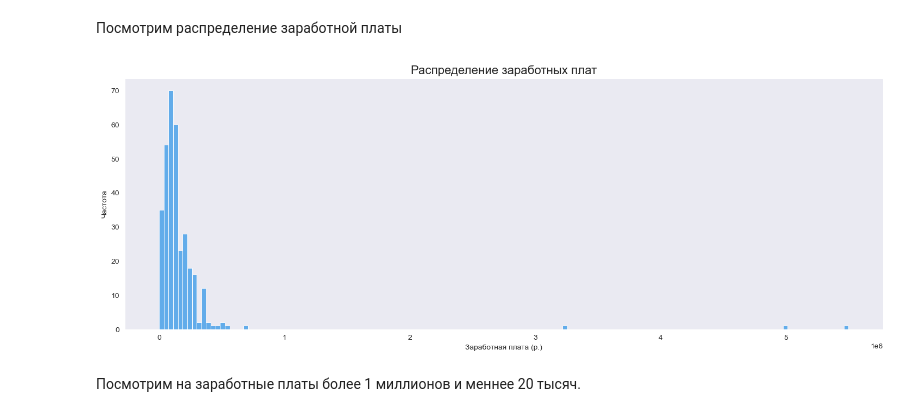
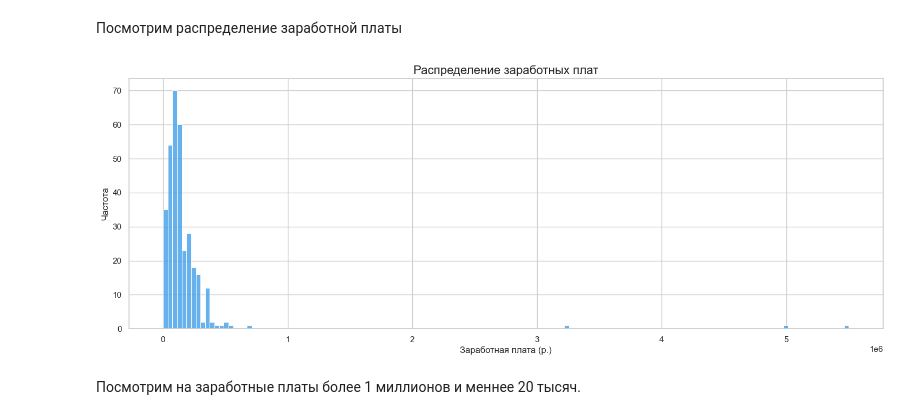
Before and after one commit to KuBaN658/vacancy_analysis, a Jupyter notebook: vacancy_analysis.ipynb, the cells around one changed output. Saved outputs shown, nothing was run; the diff lists cells and outputs as text; code cells hidden in the pictures.

```diff
--- a/vacancy_analysis.ipynb
+++ b/vacancy_analysis.ipynb
@@ -68,7 +69,7 @@ from collections import Counter
 import requests
 
 warnings.filterwarnings("ignore", "use_inf_as_na")
-sns.set_style("darkgrid")
+sns.set_theme(style="whitegrid", palette="pastel")
 # %% [markdown]
 ---
 # %% [markdown]
@@ -692,18 +693,17 @@ vacancies['salary_num'] = vacancies.apply(calc_salary_num, axis=1)
 # %%
 # Создаем гистограмму распределения зарплат
 plt.figure(figsize=(18, 6))  # Устанавливаем размер фигуры
 ax = sns.histplot(data=vacancies[~vacancies.isna()], x='salary_num', color='#3498E8', edgecolor='#FFFFFF')
 
 # Устанавливаем заголовок и размер шрифта
 ax.set_title('Распределение заработных плат', fontsize=16)
 ax.set_ylabel('Частота')
 ax.set_xlabel('Заработная плата (р.)')
-plt.grid()
 
 # Отображаем гистограмму
 plt.show()
 # %% [output]
-[figure, old version]
+[figure, new version]
 # %% [markdown]
 Посмотрим на заработные платы более 1 миллионов и меннее 20 тысяч.
 # %%
```
Also changed, not shown: parts of 6 cells of this notebook, 6 other files.
